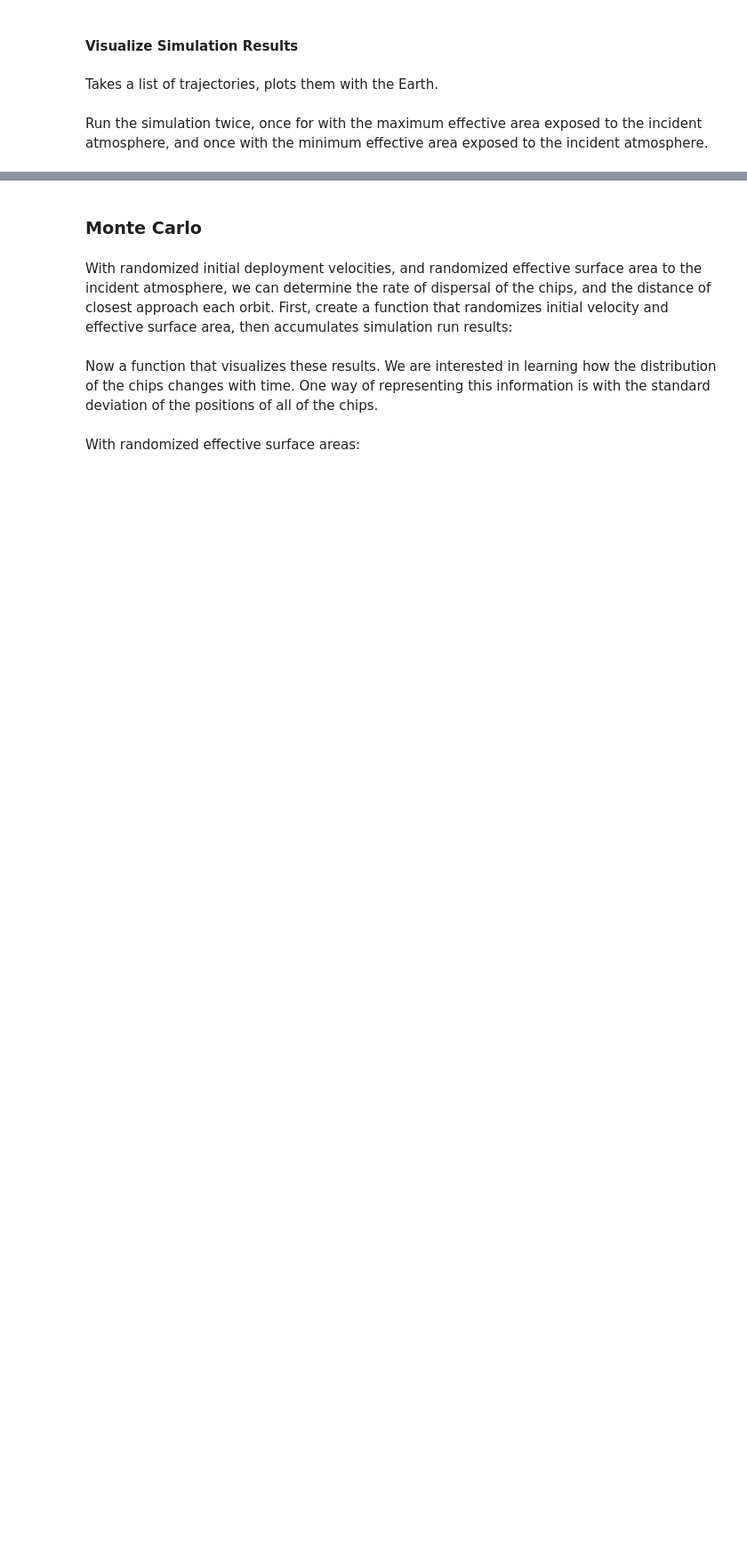
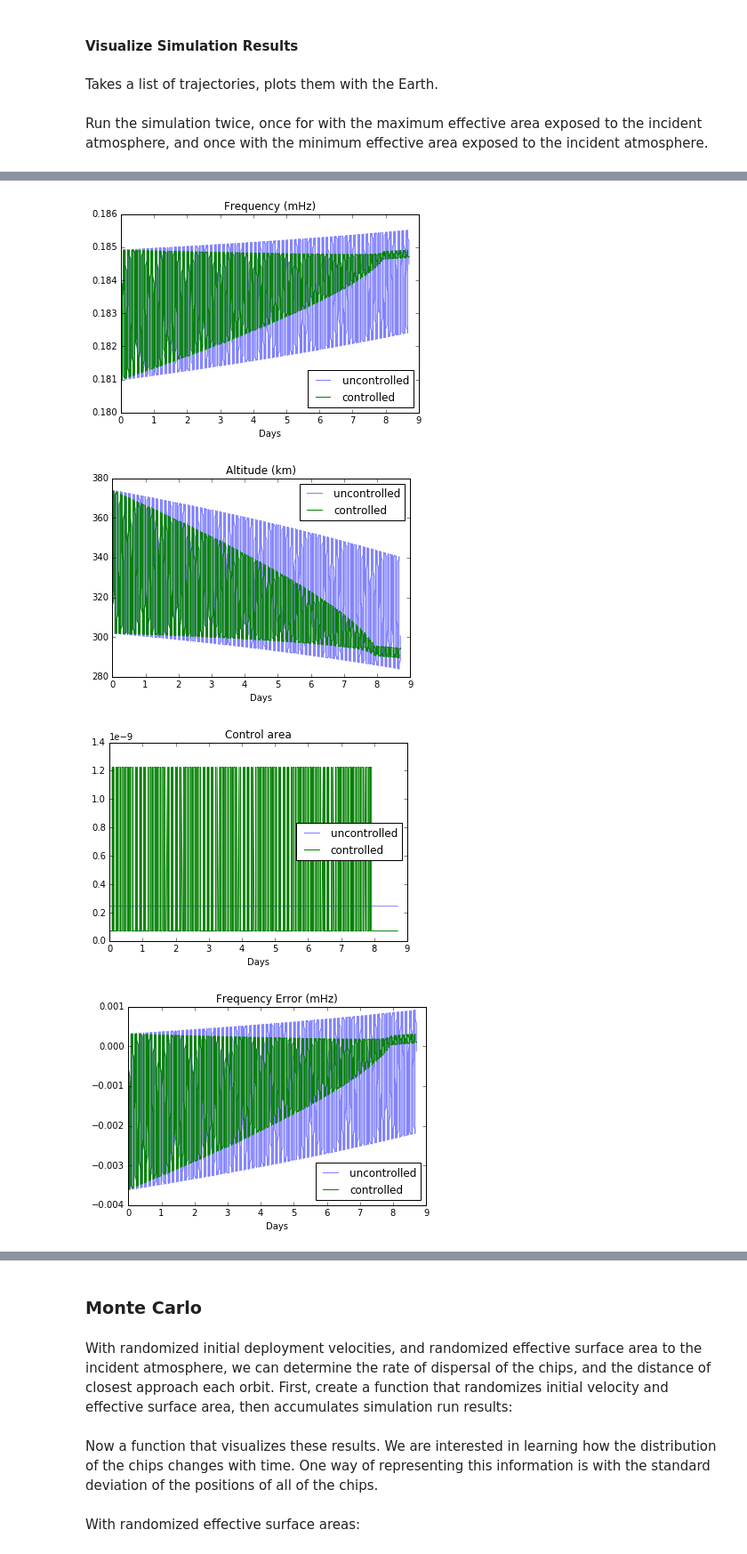
Before and after one commit to vha3/Swarms_Class, a Jupyter notebook: Sprite Attitude and Orbital.ipynb, the cells around one changed output, grey strips where cells are left out. Shown at 89% size. Drawn from its saved outputs; the diff is of its cells as text; code cells hidden in the pictures; blank space fills up the shorter version.

```diff
--- a/Sprite Attitude and Orbital.ipynb
+++ b/Sprite Attitude and Orbital.ipynb
@@ -327,3 +345,14 @@ def runOrbitalSim(initial_position, initial_velocity):
+# %%
+def getAngularFrequencyInstant(run):
+    omega = numpy.zeros((3, 1))
+    positions = run[-1,0:3].T  # 3xN matrix of positions, first row x, then y, then z
+    magnitudes = numpy.linalg.norm(positions, axis=0)**2. # array of magnitudes
+    velocities = run[-1,3:6].T # 3xN matrix of velocities, first row x, then y, then z
+    r = numpy.array([positions]).T
+    v = numpy.array([velocities]).T
+    magr = magnitudes
+    omega[:, 0] = (numpy.dot(crs(r), v)/magr).T[0]
+    return (numpy.linalg.norm(omega, axis=0)/(2*numpy.pi)) * 1e3 #milliHz
 # %% [markdown]
 #### Visualize Simulation Results
 # %% [markdown]
@@ -397,0 +531,34 @@ showResults([maxarea, minarea])
+# %%
+def testController():
+    test = circularizeOrbit()
+    test1 = circularizeOrbit(control=False)
+    plt.plot(numpy.arange(0, 753000, 100)/60/60/24.,test1[0], label='uncontrolled', alpha=0.5)
+    plt.plot(numpy.arange(0, 753000, 100)/60/60/24.,test[0], label='controlled');
+    plt.xlabel('Days')
+    plt.title('Frequency (mHz)');
+    plt.legend(loc='best')
+    plt.show()
+    plt.plot(numpy.arange(0, 753000, 100)/60/60/24.,test1[1], label='uncontrolled', alpha=0.5)
+    plt.plot(numpy.arange(0, 753000, 100)/60/60/24.,test[1], label='controlled');
+    plt.xlabel('Days')
+    plt.title('Altitude (km)');
+    plt.legend(loc='best')
+    plt.show()
+    plt.plot(numpy.arange(0, 753000, 100)/60/60/24.,test1[2], label='uncontrolled', alpha=0.5)
+    plt.plot(numpy.arange(0, 753000, 100)/60/60/24.,test[2], label='controlled');
+    plt.xlabel('Days')
+    plt.title('Control area');
+    plt.legend(loc='best')
+    plt.show()
+    plt.plot(numpy.arange(0, 753000, 100)/60/60/24.,test1[3], label='uncontrolled', alpha=0.5)
+    plt.plot(numpy.arange(0, 753000, 100)/60/60/24.,test[3], label='controlled');
+    plt.xlabel('Days')
+    plt.title('Frequency Error (mHz)');
+    plt.legend(loc='best')
+    plt.show()
+testController()
+# %% [output]
+[figure, added]
+[figure, added]
+[figure, added]
+[figure, added]
```
Also changed, not shown: parts of 66 cells of this notebook, 2 other files.
